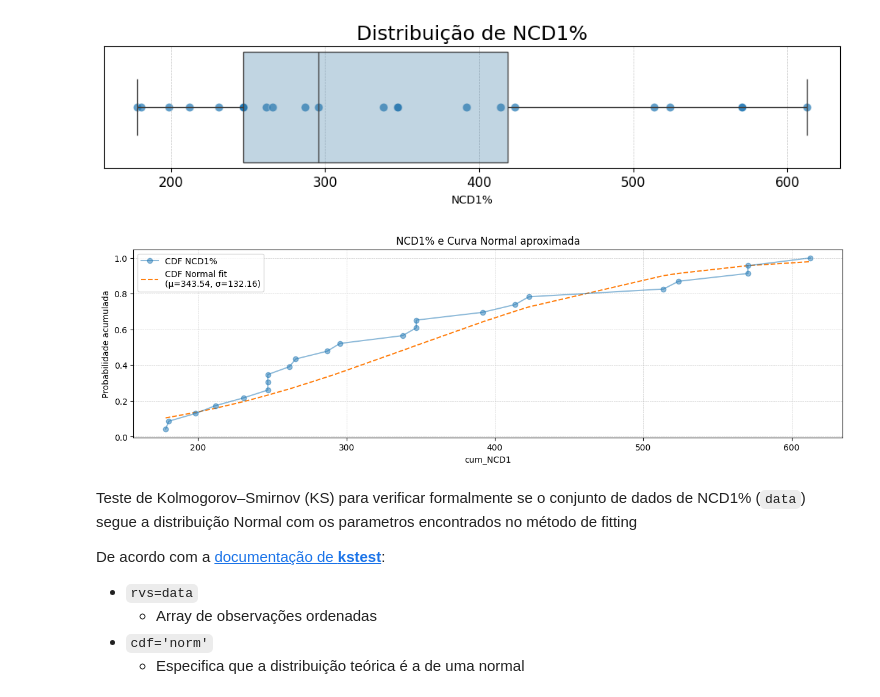
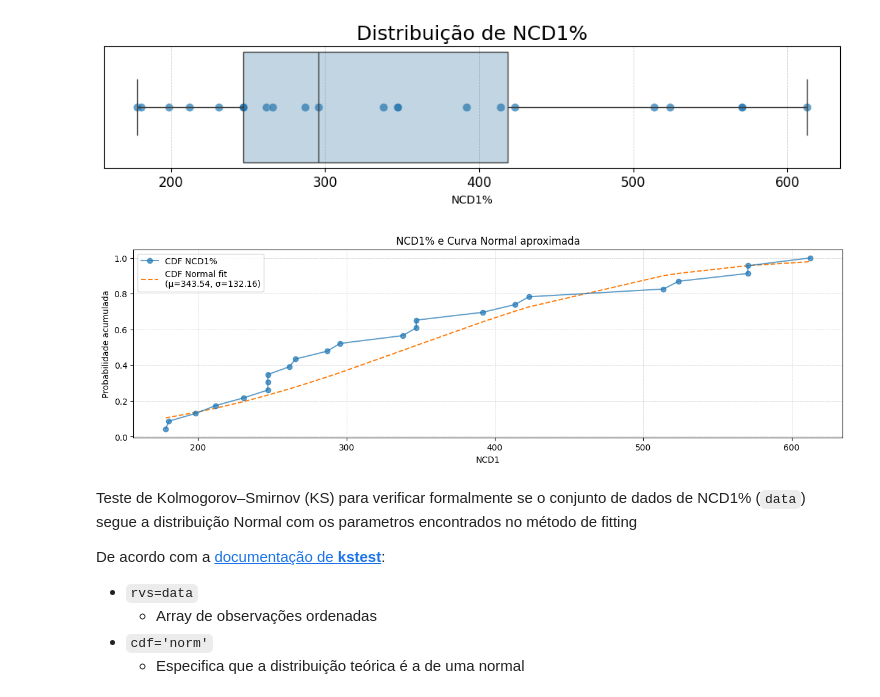
Before and after one commit to Davi-SB/Battery-Analysis, a Jupyter notebook: SOH_vs_Temperature.ipynb, the cells around one changed output. Drawn from its saved outputs; the diff is of its cells as text; code cells hidden in the pictures.

```diff
--- a/SOH_vs_Temperature.ipynb
+++ b/SOH_vs_Temperature.ipynb
@@ -319,29 +318,29 @@ Média: 343.54, Desvio-padrão: 135.13
 # %%
 data = np.sort(data)  # Garante que os dados estão ordenados
 n    = len(data)
 
 # Faz o fitting para encotnrar os parametros e calcula a funcao acumulada dos dados considerando comportamento normal
 mean, std = norm.fit(data)
 teo_norm  = norm.cdf(data, loc=mean, scale=std)
 
 plt.figure(figsize=(15, 4))
 
 # Probabilidade acumulada empírica (1/n, 2/n, ..., 1)
 cdf_emp = np.arange(1, n+1) / n
-plt.plot(data, cdf_emp, marker='o', linestyle='-', label="CDF NCD1%", zorder=3, alpha=0.5)
+plt.plot(data, cdf_emp, marker='o', linestyle='-', label="CDF NCD1%", zorder=3, alpha=0.7)
 
 # Função acumulada da normal (teórica)
 plt.plot(data, teo_norm, linestyle='--', label=f"CDF Normal fit\n(μ={mean:.2f}, σ={std:.2f})")
 
 plt.xlabel("NCD1")
 plt.ylabel("Probabilidade acumulada")
 plt.title("NCD1% e Curva Normal aproximada")
 plt.legend()
 plt.grid(True, linestyle='--', linewidth=0.5, alpha=0.7)
 
 plt.show()
 # %% [output]
-[figure, old version]
+[figure, new version]
 # %% [markdown]
 Teste de Kolmogorov–Smirnov (KS) para verificar formalmente se o conjunto de dados de NCD1% (`data`) segue a distribuição Normal com os parametros encontrados no método de fitting
 
```
Also changed, not shown: parts of 6 cells of this notebook.
